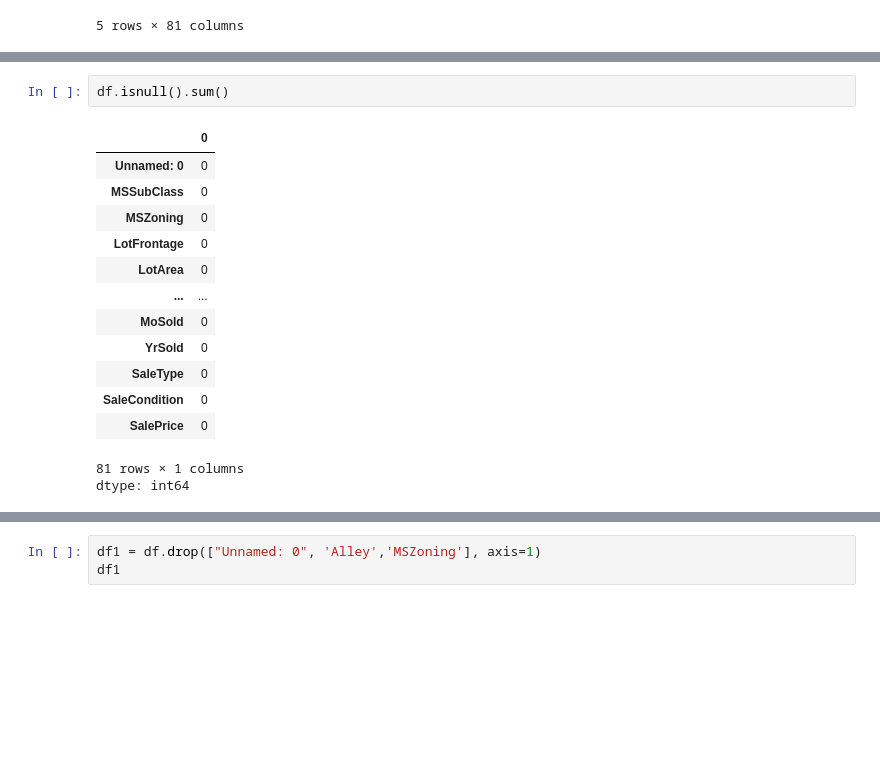
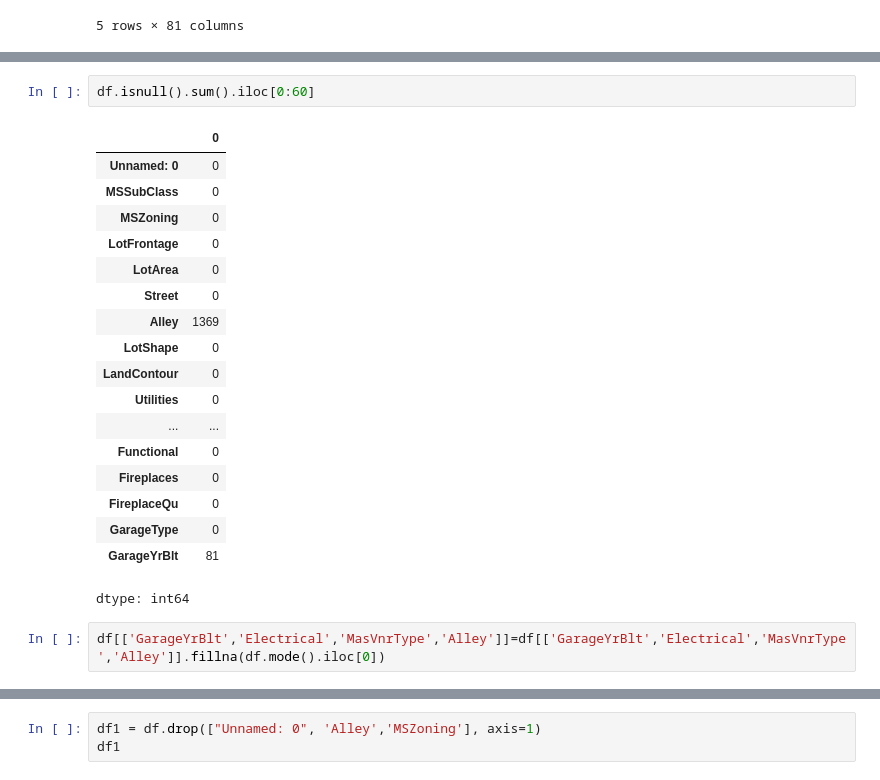
Before and after one commit to radharaju1996/Exploratory-Data-Analysis, a Jupyter notebook: Exploratory Data Analysis.ipynb, the cells around one changed output, grey strips where cells are left out. Cells and saved outputs as stored; diff of their text form; blank space fills up the shorter version.

```diff
--- a/Exploratory Data Analysis.ipynb
+++ b/Exploratory Data Analysis.ipynb
@@ -67,19 +67,25 @@ Data columns (total 81 columns):
 dtypes: float64(1), int64(35), object(45)
 memory usage: 924.0+ KB
 # %%
-df.isnull().sum()
+df.isnull().sum().iloc[0:60]
 # %% [output]
 |  | 0 |
 | Unnamed: 0 | 0 |
 | MSSubClass | 0 |
 | MSZoning | 0 |
 | LotFrontage | 0 |
 | LotArea | 0 |
+| Street | 0 |
+| Alley | 1369 |
+| LotShape | 0 |
+| LandContour | 0 |
+| Utilities | 0 |
 | ... | ... |
-| MoSold | 0 |
-| YrSold | 0 |
-| SaleType | 0 |
-| SaleCondition | 0 |
-| SalePrice | 0 |
+| Functional | 0 |
+| Fireplaces | 0 |
+| FireplaceQu | 0 |
+| GarageType | 0 |
+| GarageYrBlt | 81 |
-81 rows × 1 columns
 dtype: int64
+# %%
+df[['GarageYrBlt','Electrical','MasVnrType','Alley']]=df[['GarageYrBlt','Electrical','MasVnrType','Alley']].fillna(df.mode().iloc[0])
```
Also changed, not shown: parts of 11 cells of this notebook.
